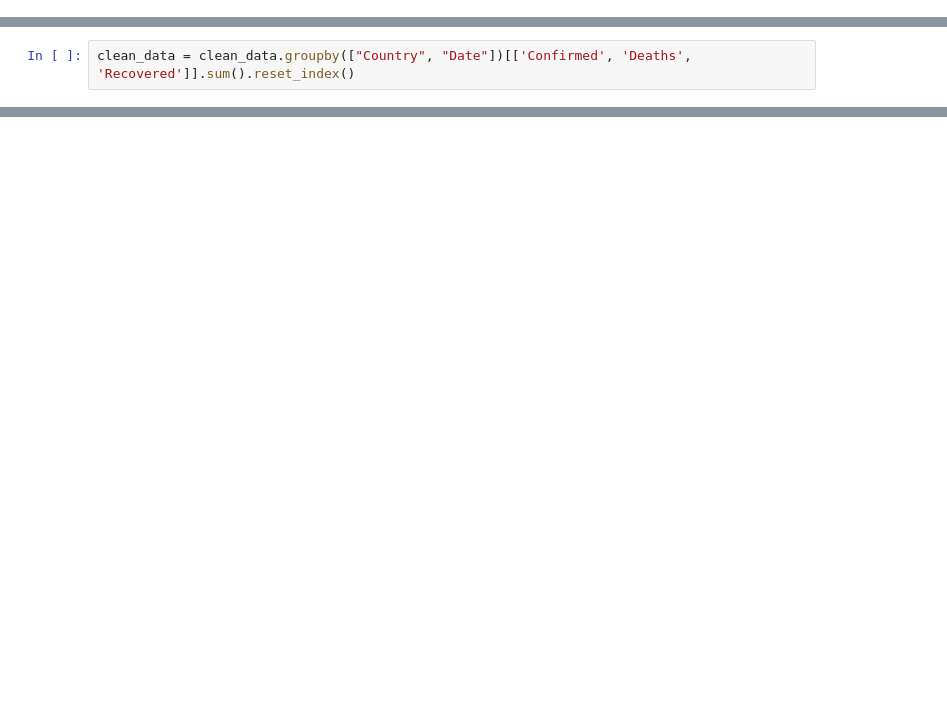
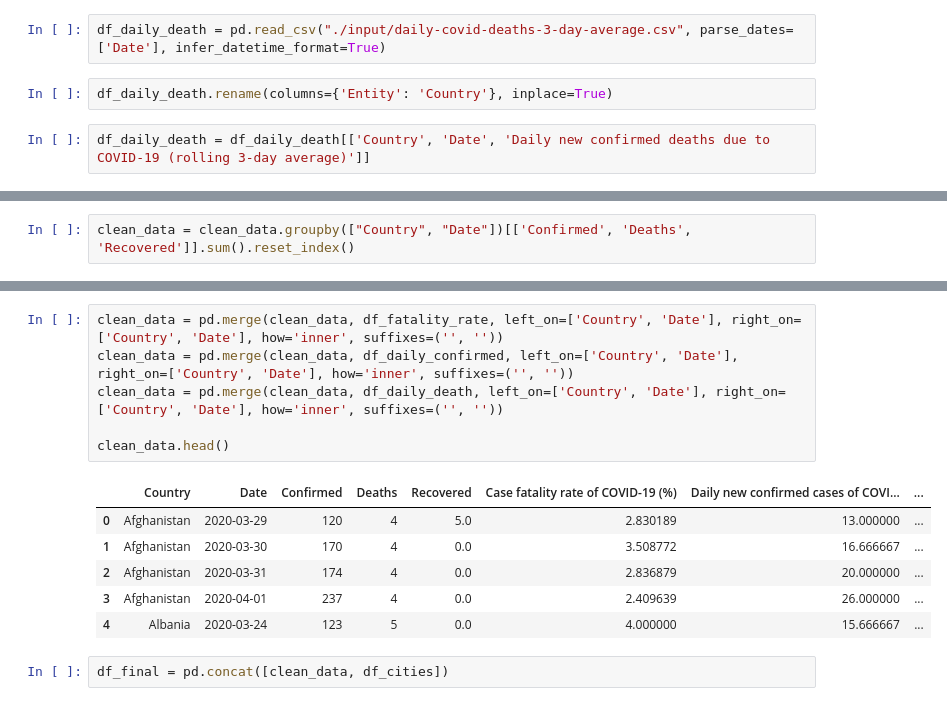
Before and after one commit to thamycoelho/coronavirus_analysis, a Jupyter notebook: covid_dataset.ipynb, the cells around one changed output, grey strips where cells are left out. Cells and saved outputs as stored; diff of their text form; blank space fills up the shorter version.

```diff
--- a/covid_dataset.ipynb
+++ b/covid_dataset.ipynb
@@ -62,0 +124,6 @@ clean_data.head()
+# %%
+df_daily_death = pd.read_csv("./input/daily-covid-deaths-3-day-average.csv", parse_dates=['Date'], infer_datetime_format=True)
+# %%
+df_daily_death.rename(columns={'Entity': 'Country'}, inplace=True)
+# %%
+df_daily_death = df_daily_death[['Country', 'Date', 'Daily new confirmed deaths due to COVID-19 (rolling 3-day average)']]
@@ -86,0 +270,15 @@ clean_data["Country"].replace({'Korea, South': 'South Korea'}, inplace=True)
+# %%
+clean_data = pd.merge(clean_data, df_fatality_rate, left_on=['Country', 'Date'], right_on=['Country', 'Date'], how='inner', suffixes=('', ''))
+clean_data = pd.merge(clean_data, df_daily_confirmed, left_on=['Country', 'Date'], right_on=['Country', 'Date'], how='inner', suffixes=('', ''))
+clean_data = pd.merge(clean_data, df_daily_death, left_on=['Country', 'Date'], right_on=['Country', 'Date'], how='inner', suffixes=('', ''))
+
+clean_data.head()
+# %% [output]
+|  | Country | Date | Confirmed | Deaths | Recovered | Case fatality rate of COVID-19 (%) | Daily new confirmed cases of COVI... | ... |
+| 0 | Afghanistan | 2020-03-29 | 120 | 4 | 5.0 | 2.830189 | 13.000000 | ... |
+| 1 | Afghanistan | 2020-03-30 | 170 | 4 | 0.0 | 3.508772 | 16.666667 | ... |
+| 2 | Afghanistan | 2020-03-31 | 174 | 4 | 0.0 | 2.836879 | 20.000000 | ... |
+| 3 | Afghanistan | 2020-04-01 | 237 | 4 | 0.0 | 2.409639 | 26.000000 | ... |
+| 4 | Albania | 2020-03-24 | 123 | 5 | 0.0 | 4.000000 | 15.666667 | ... |
+# %%
+df_final = pd.concat([clean_data, df_cities])
```
Also changed, not shown: parts of 52 cells of this notebook, 24 other files.
